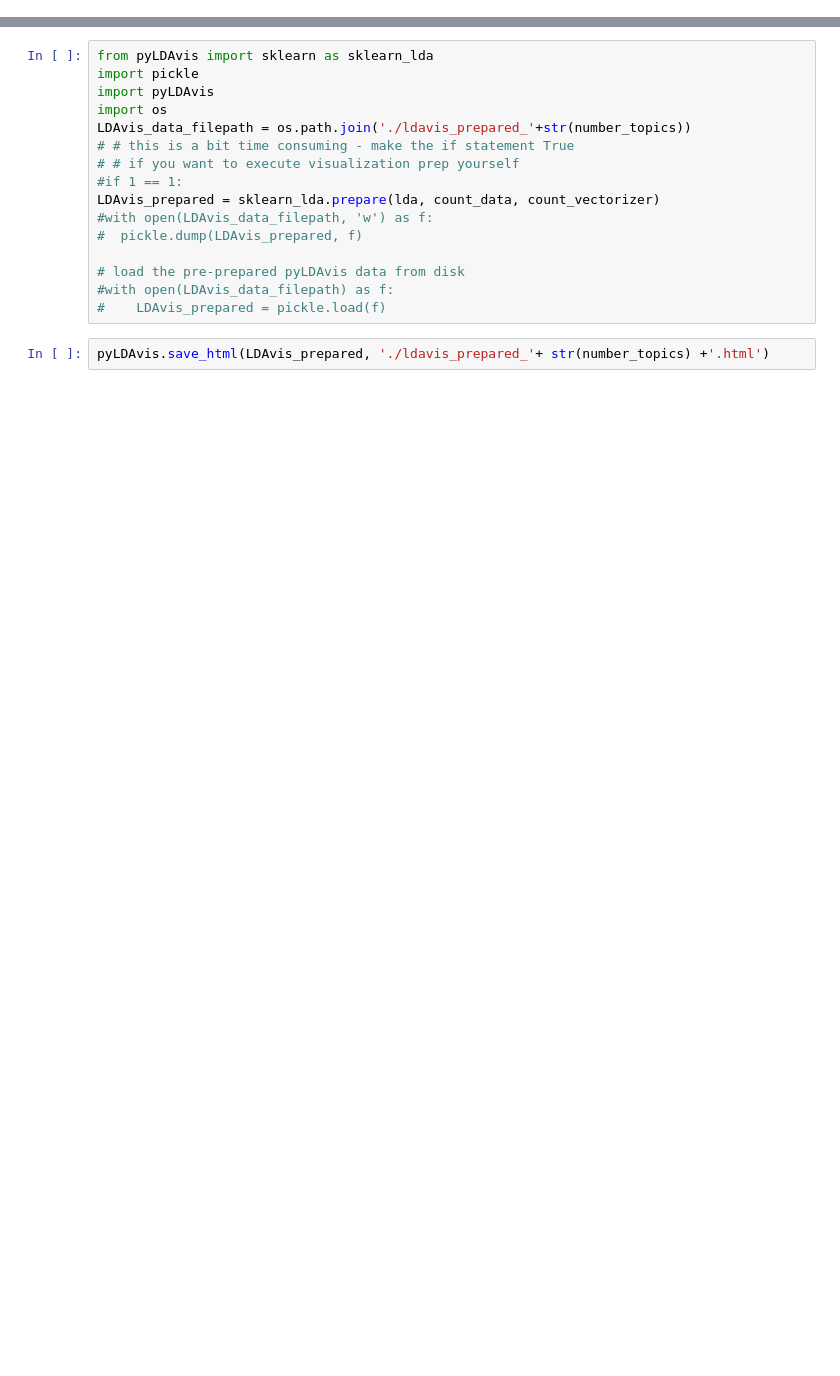
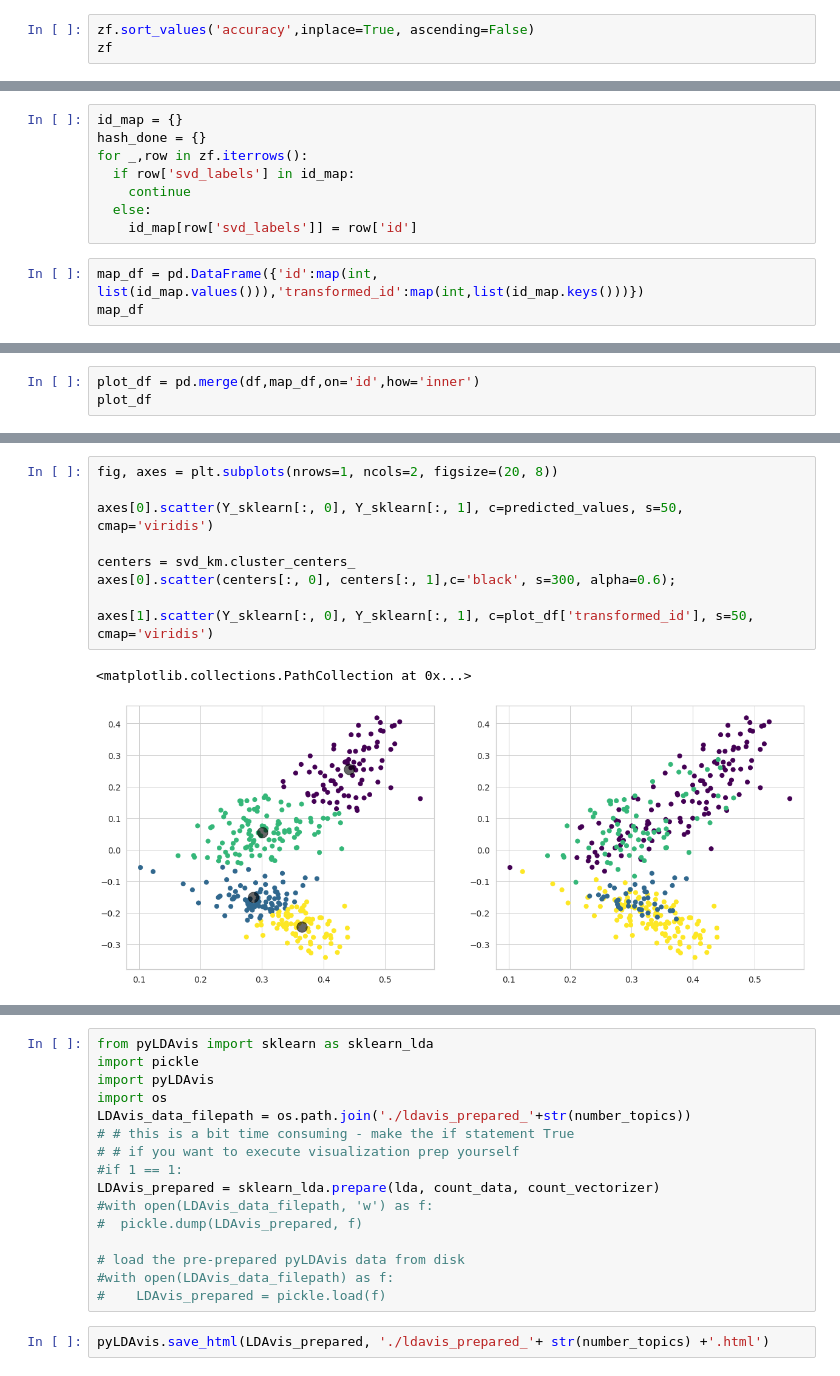
Before and after one commit to amandeep0/gec, a Jupyter notebook: text_analysis.ipynb, the cells around one changed output, grey strips where cells are left out. Drawn from its saved outputs; the diff is of its cells as text; blank space fills up the shorter version.

```diff
--- a/text_analysis.ipynb
+++ b/text_analysis.ipynb
@@ -90,0 +331,3 @@ plot_10_most_common_words(count_data, count_vectorizer)
+# %%
+zf.sort_values('accuracy',inplace=True, ascending=False)
+zf
@@ -90,0 +346,11 @@ plot_10_most_common_words(count_data, count_vectorizer)
+# %%
+id_map = {}
+hash_done = {}
+for _,row in zf.iterrows():
+  if row['svd_labels'] in id_map:
+    continue
+  else:
+    id_map[row['svd_labels']] = row['id']
+# %%
+map_df = pd.DataFrame({'id':map(int, list(id_map.values())),'transformed_id':map(int,list(id_map.keys()))})
+map_df
@@ -90,0 +363,3 @@ plot_10_most_common_words(count_data, count_vectorizer)
+# %%
+plot_df = pd.merge(df,map_df,on='id',how='inner')
+plot_df
@@ -90,0 +380,12 @@ plot_10_most_common_words(count_data, count_vectorizer)
+# %%
+fig, axes = plt.subplots(nrows=1, ncols=2, figsize=(20, 8))
+
+axes[0].scatter(Y_sklearn[:, 0], Y_sklearn[:, 1], c=predicted_values, s=50, cmap='viridis')
+
+centers = svd_km.cluster_centers_
+axes[0].scatter(centers[:, 0], centers[:, 1],c='black', s=300, alpha=0.6);
+
+axes[1].scatter(Y_sklearn[:, 0], Y_sklearn[:, 1], c=plot_df['transformed_id'], s=50, cmap='viridis')
+# %% [output]
+<matplotlib.collections.PathCollection at 0x...>
+[figure, added]
```
Also changed, not shown: parts of 41 cells of this notebook.
